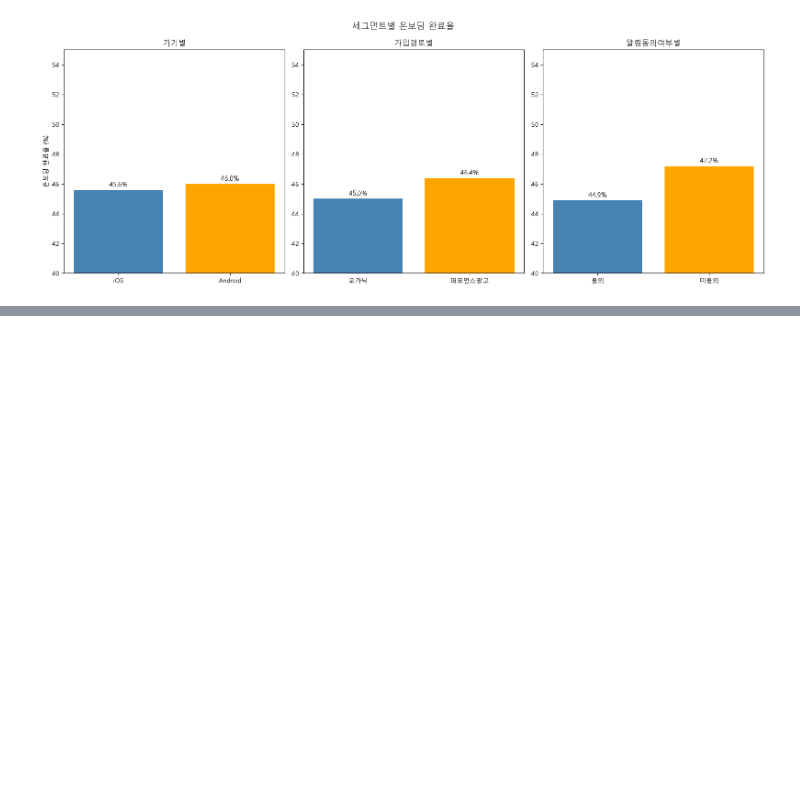
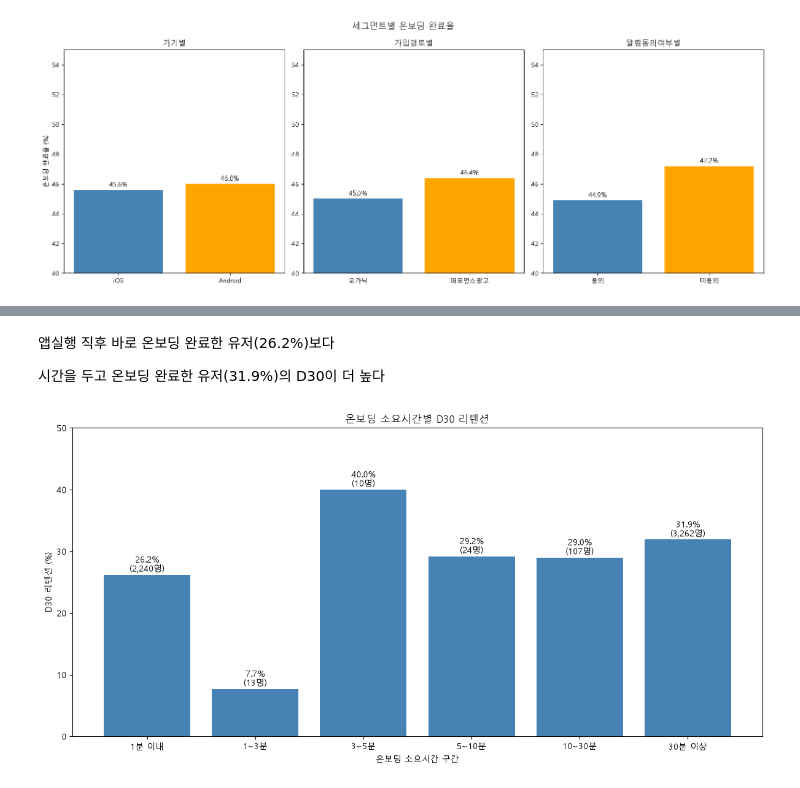
Before and after one commit to leegolem/Anti-Churn-Committee, a Jupyter notebook: notebooks/jiryun/2eda.ipynb, the cells around one changed output, grey strips where cells are left out. Saved outputs shown, nothing was run; the diff lists cells and outputs as text; code cells hidden in the pictures; blank space fills up the shorter version.

```diff
--- a/notebooks/jiryun/2eda.ipynb
+++ b/notebooks/jiryun/2eda.ipynb
@@ -615,0 +610,14 @@ plt.show()
+# %%
+# 실제 온보딩 소요시간 다시 계산
+user['실제온보딩소요시간'] = (
+    pd.to_datetime(user['onboarding_completed_time']) -
+    pd.to_datetime(user['first_app_launch_time'])
+).dt.total_seconds() / 60
+
+# 마이너스 제외
+completed = user[
+    (user['is_onboarding_completed'] == True) &
+    (user['실제온보딩소요시간'] >= 0)
+]
+
+print(f"온보딩 완료 유저 수: {len(completed)}명")
@@ -615,0 +743,26 @@ plt.show()
+# %% [markdown]
+앱실행 직후 바로 온보딩 완료한 유저(26.2%)보다
+
+시간을 두고 온보딩 완료한 유저(31.9%)의 D30이 더 높다
+# %%
+order = ['1분 이내', '1~3분', '3~5분', '5~10분', '10~30분', '30분 이상']
+values = [26.2, 7.7, 40.0, 29.2, 29.0, 31.9]
+users = [2240, 13, 10, 24, 107, 3262]
+colors = ['steelblue'] * 6
+
+plt.figure(figsize=(12, 6))
+bars = plt.bar(order, values, color=colors)
+plt.title('온보딩 소요시간별 D30 리텐션')
+plt.xlabel('온보딩 소요시간 구간')
+plt.ylabel('D30 리텐션 (%)')
+plt.ylim(0, 50)
+
+for bar, val, user in zip(bars, values, users):
+    plt.text(bar.get_x() + bar.get_width()/2,
+             bar.get_height() + 0.5,
+             f'{val}%\n({user:,}명)', ha='center', fontsize=10)
+
+plt.tight_layout()
+plt.show()
+# %% [output]
+[figure, added]
```
Also changed, not shown: parts of 36 cells of this notebook.
